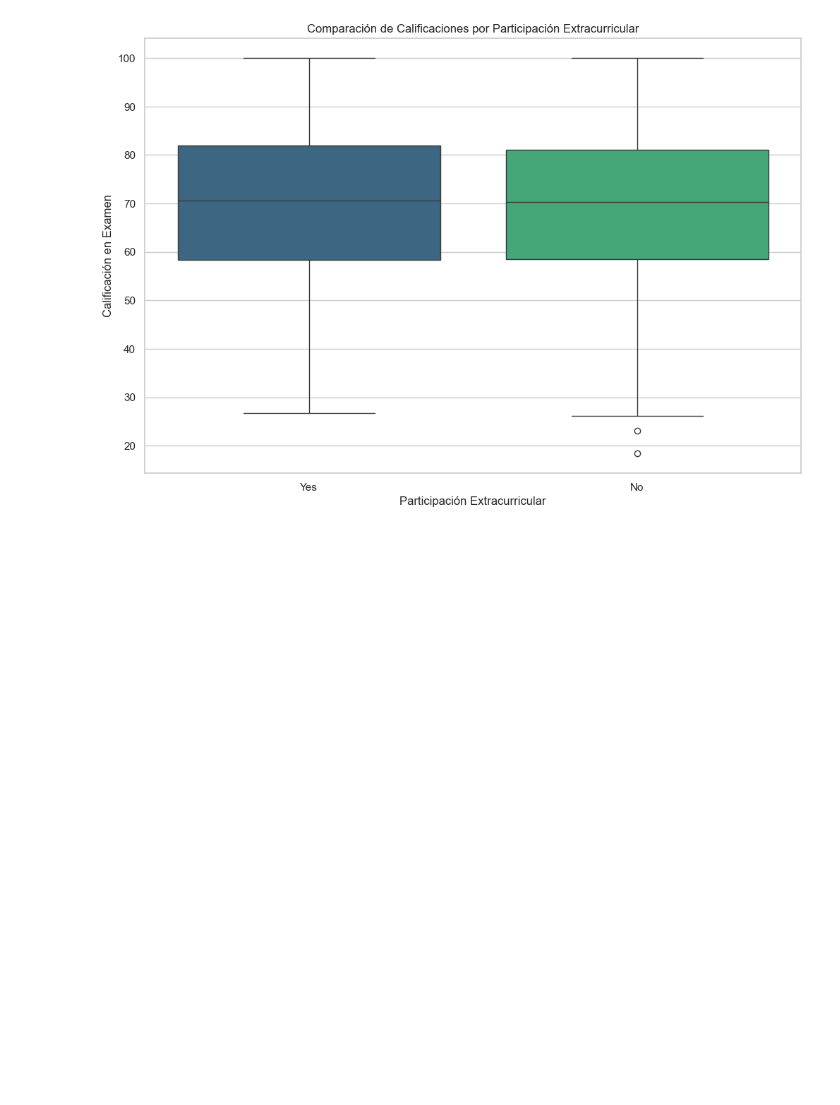
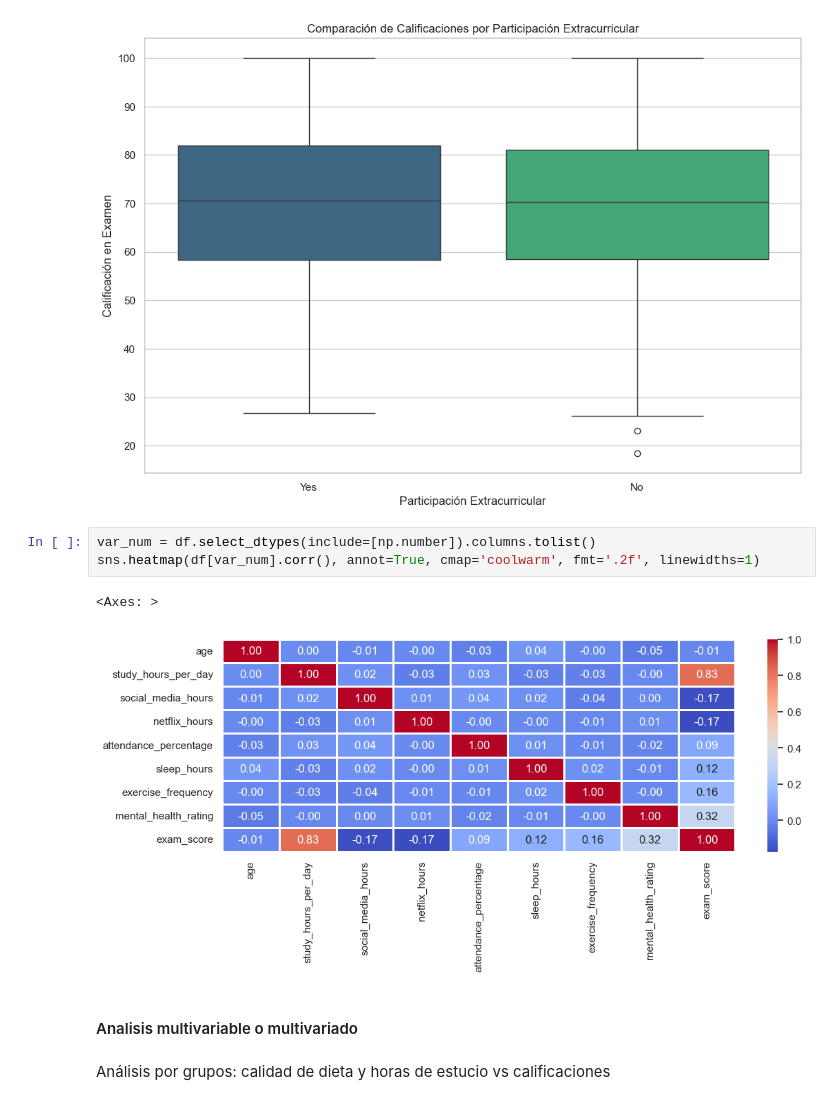
Before and after one commit to vfpomer/performance, a Jupyter notebook: performance.ipynb, the cells around one changed output. Saved outputs shown, nothing was run; the diff lists cells and outputs as text; blank space fills up the shorter version.

```diff
--- a/performance.ipynb
+++ b/performance.ipynb
@@ -535,3 +491,13 @@ plt.show()
 # entre estudiantes que participan en actividades extracurriculares y los que no.
 # %% [output]
 [figure]
+# %%
+var_num = df.select_dtypes(include=[np.number]).columns.tolist()
+sns.heatmap(df[var_num].corr(), annot=True, cmap='coolwarm', fmt='.2f', linewidths=1)
+# %% [output]
+<Axes: >
+[figure, added]
+# %% [markdown]
+#### Analisis multivariable o multivariado
+# %% [markdown]
+Análisis por grupos: calidad de dieta y horas de estucio vs calificaciones
```
Also changed, not shown: parts of 15 cells of this notebook, 2 other files.
